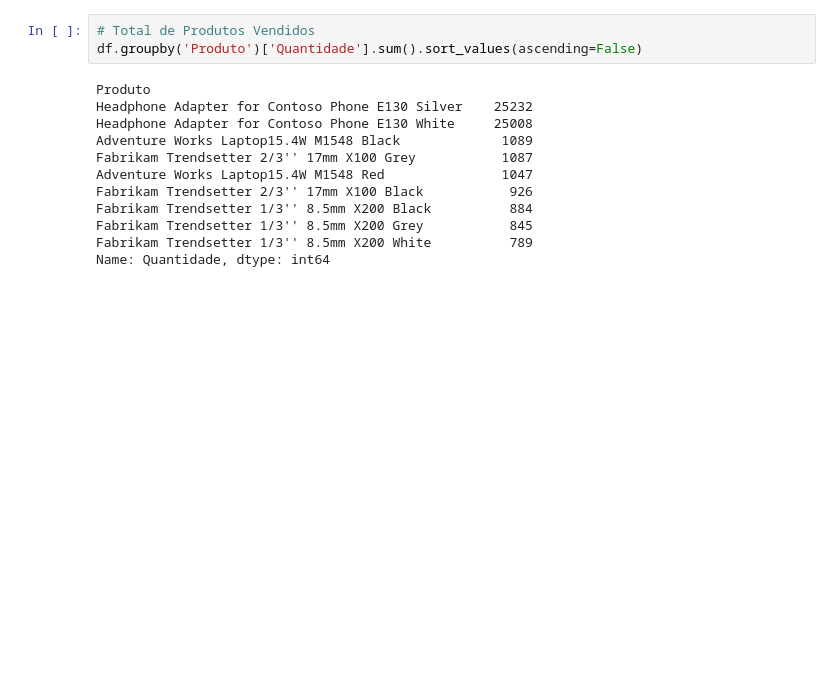
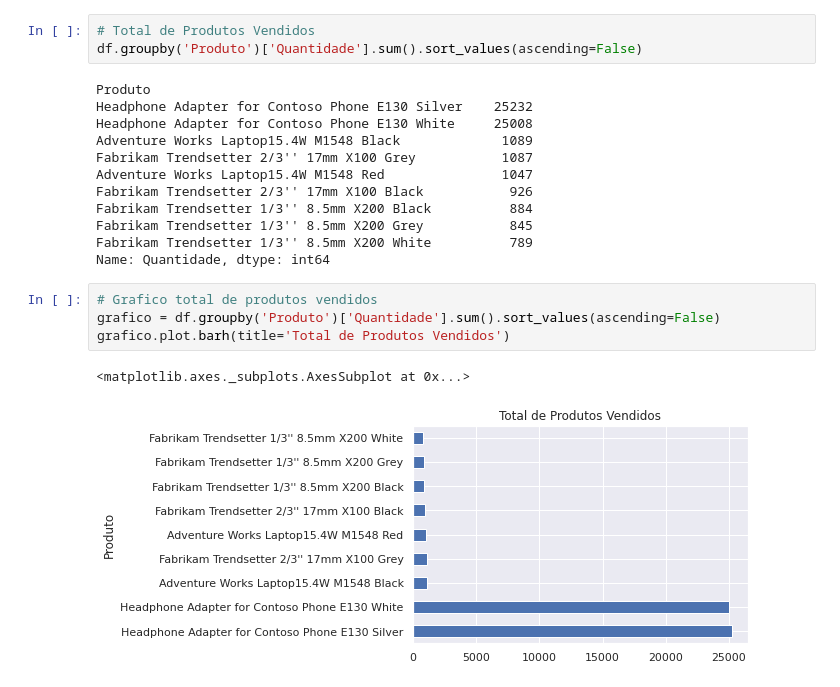
Before and after one commit to Francisco-Dougllas/Curso_DataScience_Dio.me, a Jupyter notebook: DIO.ipynb, the cells around one changed output. Cells and saved outputs as stored; diff of their text form; blank space fills up the shorter version.

```diff
--- a/DIO.ipynb
+++ b/DIO.ipynb
@@ -199,3 +199,10 @@ Fabrikam Trendsetter 1/3'' 8.5mm X200 Black          884
 Fabrikam Trendsetter 1/3'' 8.5mm X200 Grey           845
 Fabrikam Trendsetter 1/3'' 8.5mm X200 White          789
 Name: Quantidade, dtype: int64
+# %%
+# Grafico total de produtos vendidos
+grafico = df.groupby('Produto')['Quantidade'].sum().sort_values(ascending=False)
+grafico.plot.barh(title='Total de Produtos Vendidos')
+# %% [output]
+<matplotlib.axes._subplots.AxesSubplot at 0x...>
+[figure, added]
```
Also changed, not shown: parts of 4 cells of this notebook.
